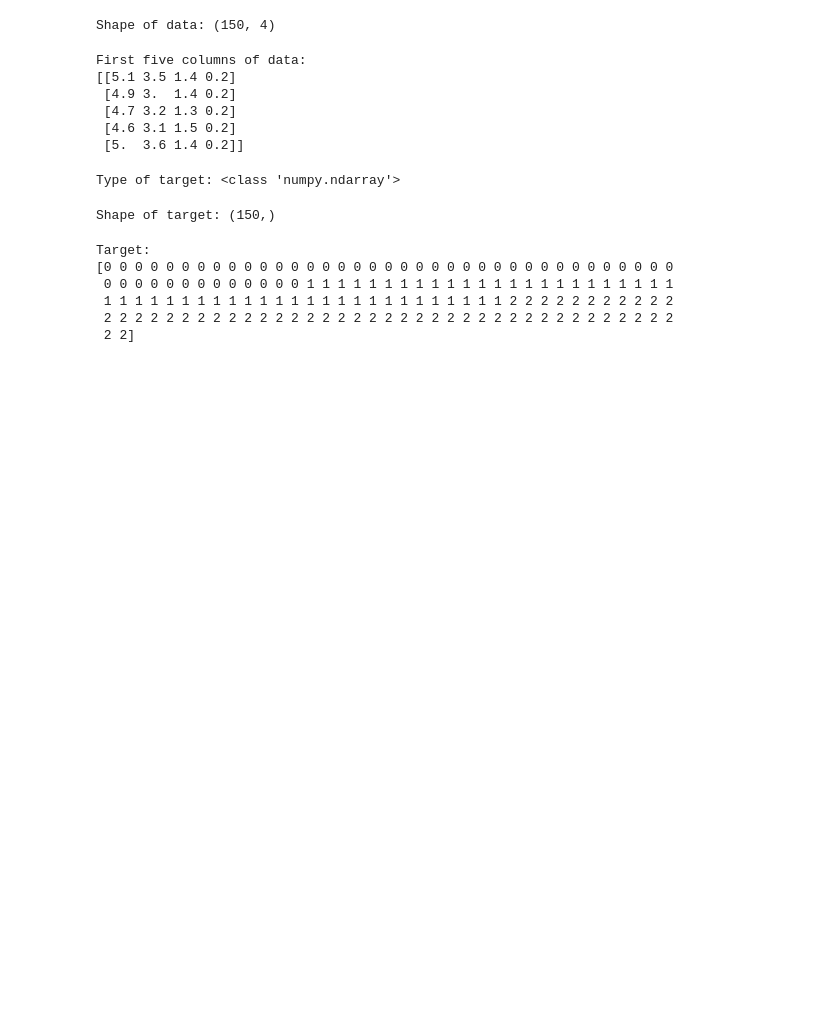
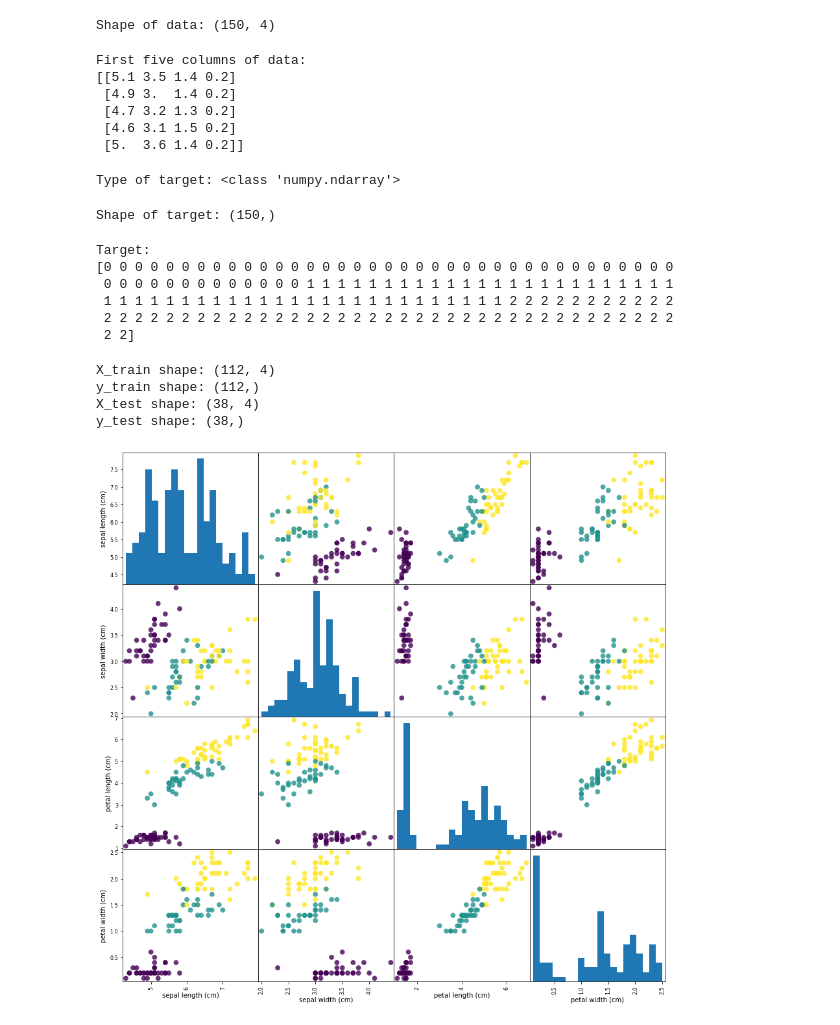
Before and after one commit to ebonnecab/intro_ML, a Jupyter notebook: concepts.ipynb, the cells around one changed output. Drawn from its saved outputs; the diff is of its cells as text; code cells hidden in the pictures; blank space fills up the shorter version.

Commit message:
added pair plots for training data

```diff
--- a/concepts.ipynb
+++ b/concepts.ipynb
@@ -155,3 +155,46 @@ Target:
  1 1 1 1 1 1 1 1 1 1 1 1 1 1 1 1 1 1 1 1 1 1 1 1 1 1 2 2 2 2 2 2 2 2 2 2 2
  2 2 2 2 2 2 2 2 2 2 2 2 2 2 2 2 2 2 2 2 2 2 2 2 2 2 2 2 2 2 2 2 2 2 2 2 2
  2 2]
+# %%
+"""
+Using sklearn train_test_split to split between training and testing data.
+75/25 is a good rule of thumb when deciding how much data to use for each.
+X, y is a math convention where X represents a [2d] matrix and y represent a [1d] vector
+The random state parameter ensures the same results everytime when shuffling and splitting the data
+"""
+
+from sklearn.model_selection import train_test_split
+
+X_train, X_test, y_train, y_test = train_test_split(
+    iris_dataset['data'], iris_dataset['target'], random_state=0 )
+# %%
+"""
+The X_train, y_train, etc are all NumPy arrays
+X_train contains 75% and y_train contains 25%
+"""
+
+print("X_train shape: {}".format(X_train.shape))
+print("y_train shape: {}".format(y_train.shape))
+
+print("X_test shape: {}".format(X_test.shape))
+print("y_test shape: {}".format(y_test.shape))
+# %% [output]
+X_train shape: (112, 4)
+y_train shape: (112,)
+X_test shape: (38, 4)
+y_test shape: (38,)
+# %%
+"""
+Visualizing pair plots of each of the features in the training dataset
+Converting the NumPy array into a pandas DataFrame
+Using pandas scatter_matrix function to create a pair plot
+"""
+import pandas as pd
+from pandas.plotting import scatter_matrix
+
+iris_df = pd.DataFrame(X_train, columns=iris_dataset.feature_names)
+
+plt = scatter_matrix(iris_df, c=y_train, figsize=(15, 15), marker='o',
+                       hist_kwds={'bins':20}, s=60, alpha=.8)
+# %% [output]
+[figure, added]
```
